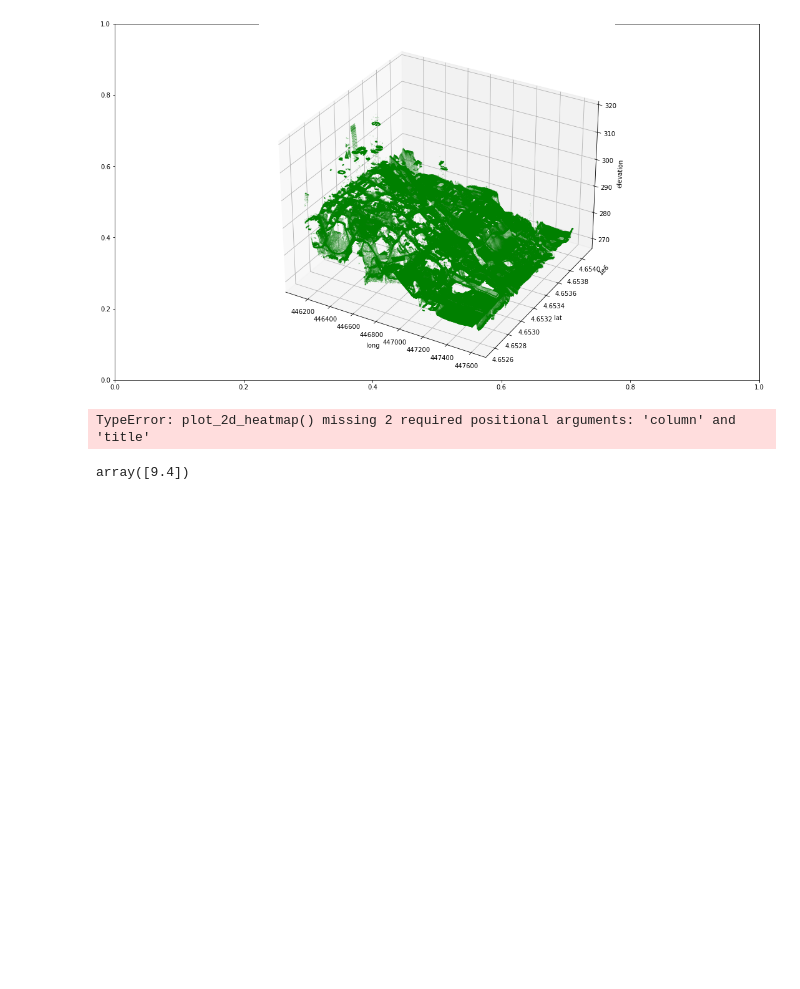
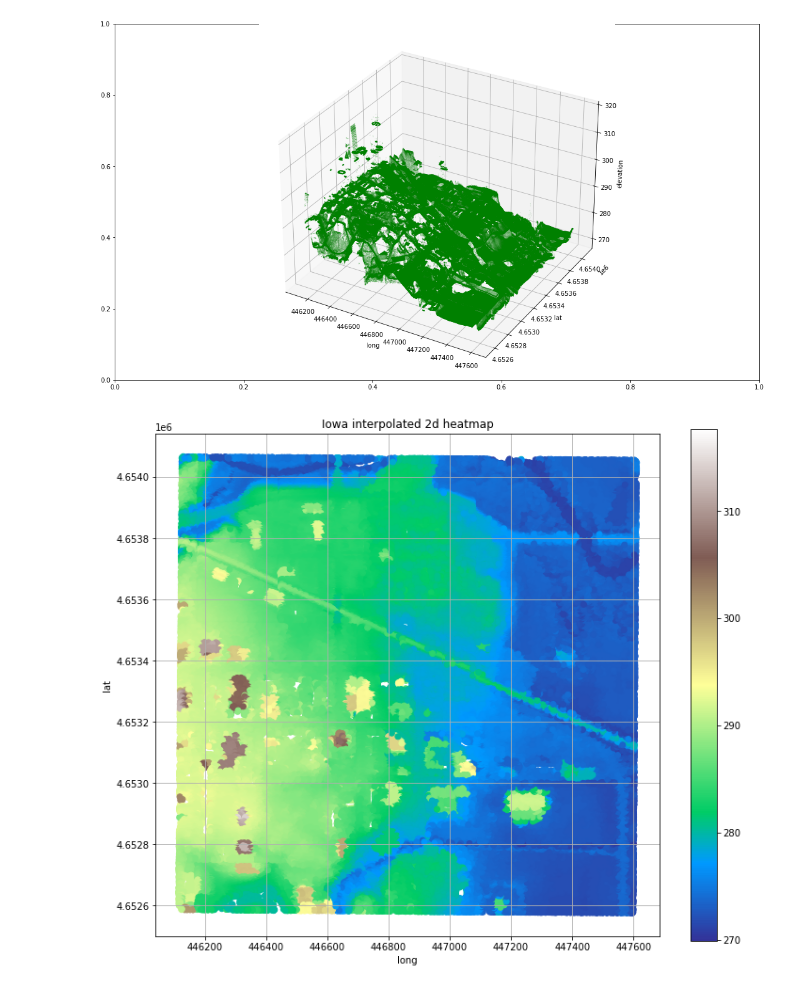
Before and after one commit to tutorialcreation/GeoLidar, a Jupyter notebook: notebooks/GeoLidar.ipynb, the cells around one changed output. Cells and saved outputs as stored; diff of their text form; code cells hidden in the pictures; blank space fills up the shorter version.

```diff
--- a/notebooks/GeoLidar.ipynb
+++ b/notebooks/GeoLidar.ipynb
@@ -104,7 +111,7 @@ def fetch_data(filename):
 # %%
 fetch_data('../data/full_states.csv')
 # %%
-def load_geolidar(boundary,state,filename):
+def load_geolidar(boundary,state,filename,esp_output):
     pipeline = {
         "pipeline": [
             {
@@ -124,7 +131,7 @@ def load_geolidar(boundary,state,filename):
                 "type": "filters.assign"
             },
             {
-                "out_srs": "EPSG:26915",
+                "out_srs": f"EPSG:{esp_output}",
                 "tag": "reprojectUTM",
                 "type": "filters.reprojection"
             },
@@ -342,11 +349,11 @@ def by_distance(distance,results):
     x = [(long[i],lat[i])for i in range(len(long))]
     y = [x[2] for x in results]
     evaluate_at = x[::distance]
-    new_elevated_data = griddata(x, y, evaluate_at)
-    interpolated_list = [(evaluate_at[i]+(new_elevated_data[i],))for i in range(len(evaluate_at))]
-    df = pd.DataFrame({'elevation_m':new_elevated_data})
+    interpolated_data = griddata(x, y, evaluate_at)
+    interpolated_list = [(evaluate_at[i]+(interpolated_data[i],))for i in range(len(evaluate_at))]
+    df = pd.DataFrame({'elevation_m':interpolated_data})
     interpolated_gdf = gpd.GeoDataFrame(df, geometry=gpd.points_from_xy([x[0] for x in evaluate_at],
-                                                           [x[1] for x in evaluate_at]))
+                                                        [x[1] for x in evaluate_at]))
     return interpolated_list,interpolated_gdf
 # %%
 interpolated_list,interpolated_gdf = by_distance(5,results)
@@ -359,10 +366,6 @@ plot_3d_map(results)
 # %% [output]
 [figure]
 # %%
-plot_2d_heatmap(res)
+plot_2d_heatmap(interpolated_gdf,column='elevation_m',title="Iowa interpolated 2d heatmap")
 # %% [output]
-TypeError: plot_2d_heatmap() missing 2 required positional arguments: 'column' and 'title'
+[figure, added]
-# %%
-result
-# %% [output]
-array([9.4])
```
Also changed, not shown: parts of 8 cells of this notebook, 3 other files.
